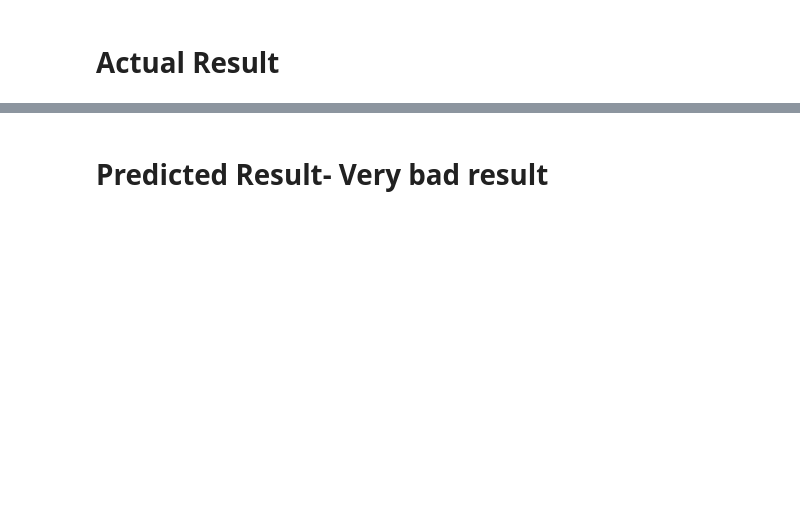
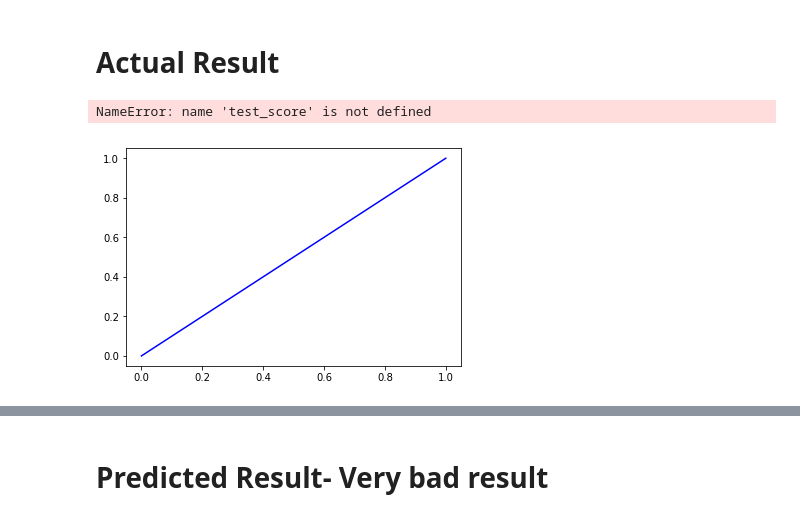
Before and after one commit to Himanshu-Kushwaha/Sarcoma, a Jupyter notebook: TestModel.ipynb, the cells around one changed output, grey strips where cells are left out. Cells and saved outputs as stored; diff of their text form; code cells hidden in the pictures; blank space fills up the shorter version.

```diff
--- a/TestModel.ipynb
+++ b/TestModel.ipynb
@@ -106,6 +106,17 @@ for ct_cube, pet_cube, lab_cube in zip(n_ct_cubes, n_pet_cubes,n_lab_cubes):
 predictions = loaded_model.predict(data_tiles)
 # %% [markdown]
 # Actual Result
+# %%
+fig, ax1 = plt.subplots(1,1)
+ax1.plot([0,1], [0,1], 'b-', label = 'Ideal Model')
+ax1.plot(test_score[:n], test_predictions, 'ro', label = 'Current Results')
+ax1.set_xlabel('Ground Truth Tumor Score')
+ax1.legend()
+ax1.set_ylabel('Predicted Tumor Score')
+ax1.set_xlim(-0.1,1.1)
+# %% [output]
+NameError: name 'test_score' is not defined
+[figure, added]
 # %%
 l_img = np.zeros((396,16,16,16))
 l_img[np.where(np.array(data_labels) > 0)] = 1
```
Also changed, not shown: parts of 4 cells of this notebook, 4 other files.
